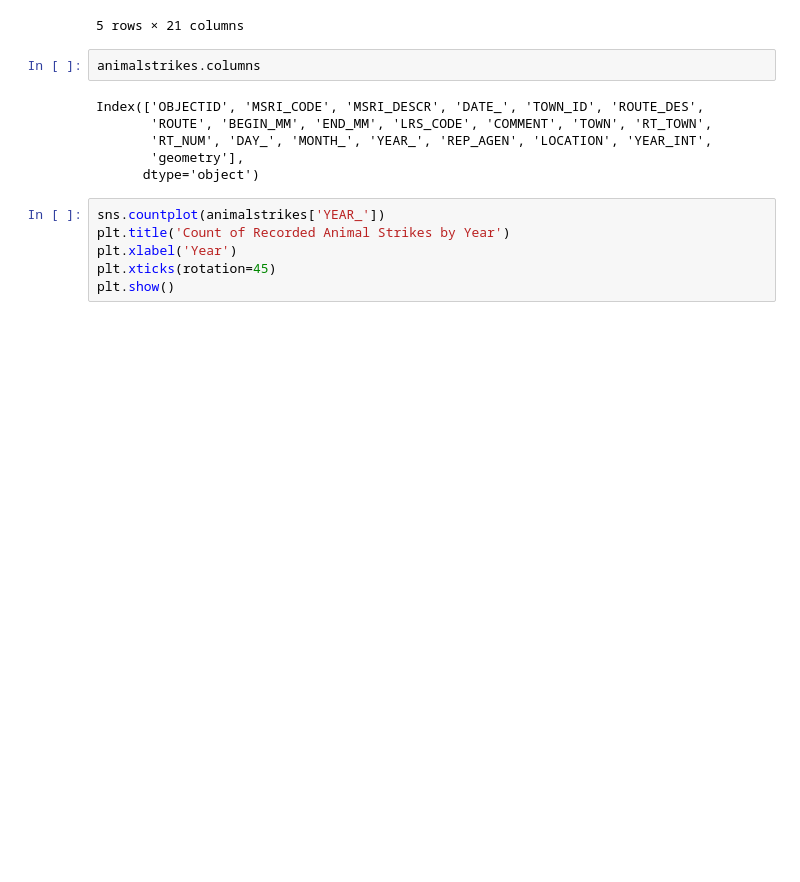
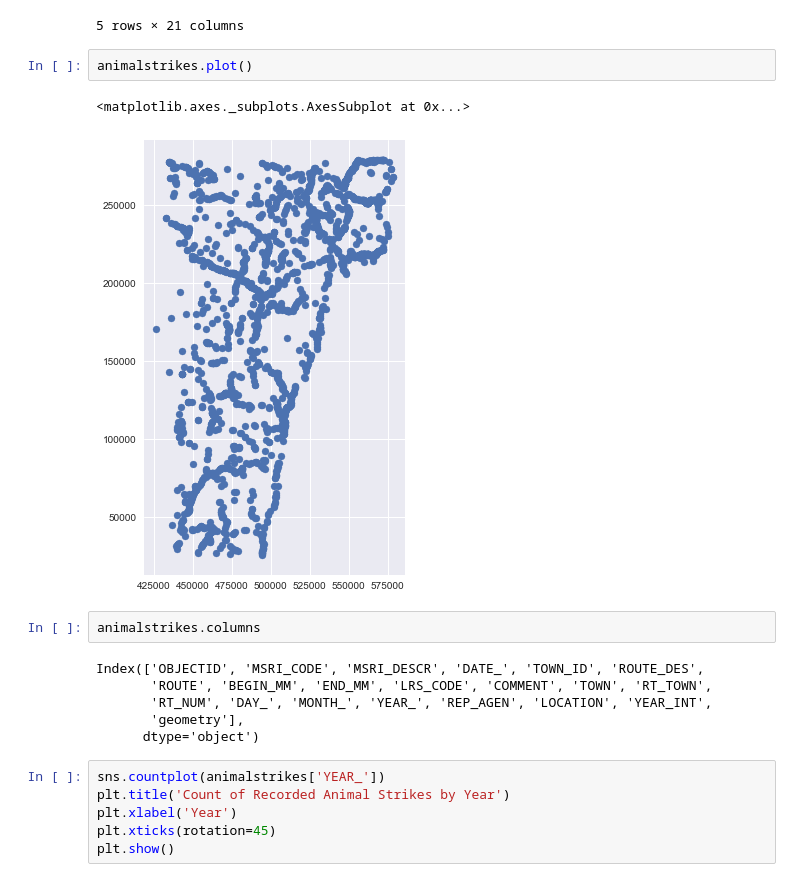
Before and after one commit to VCGI/Geopandas-Python-Library-Exploration, a Jupyter notebook: Geopandas Data Cleaning and Exploration in Python.ipynb, the cells around one changed output. Drawn from its saved outputs; the diff is of its cells as text; blank space fills up the shorter version.

```diff
--- a/Geopandas Data Cleaning and Exploration in Python.ipynb
+++ b/Geopandas Data Cleaning and Exploration in Python.ipynb
@@ -26,6 +27,11 @@ animalstrikes.head()
 | 3 | 1004 | Other | Other | 2004-03-24T00:00:00.000Z | 1322 | VT 100 | 100 | 2.1 | 2.1 | V100-1322 | ... |
 | 4 | 1005 | Deer RK FD | Deer, RoadKill, Fawn Doe | 2004-03-09T00:00:00.000Z | 1409 | VT 12 | 012 | 0.9 | 0.9 | V012-1409 | ... |
 5 rows × 21 columns
+# %%
+animalstrikes.plot()
+# %% [output]
+<matplotlib.axes._subplots.AxesSubplot at 0x...>
+[figure, added]
 # %%
 animalstrikes.columns
 # %% [output]
```
Also changed, not shown: parts of 46 cells of this notebook, 2 other files.
